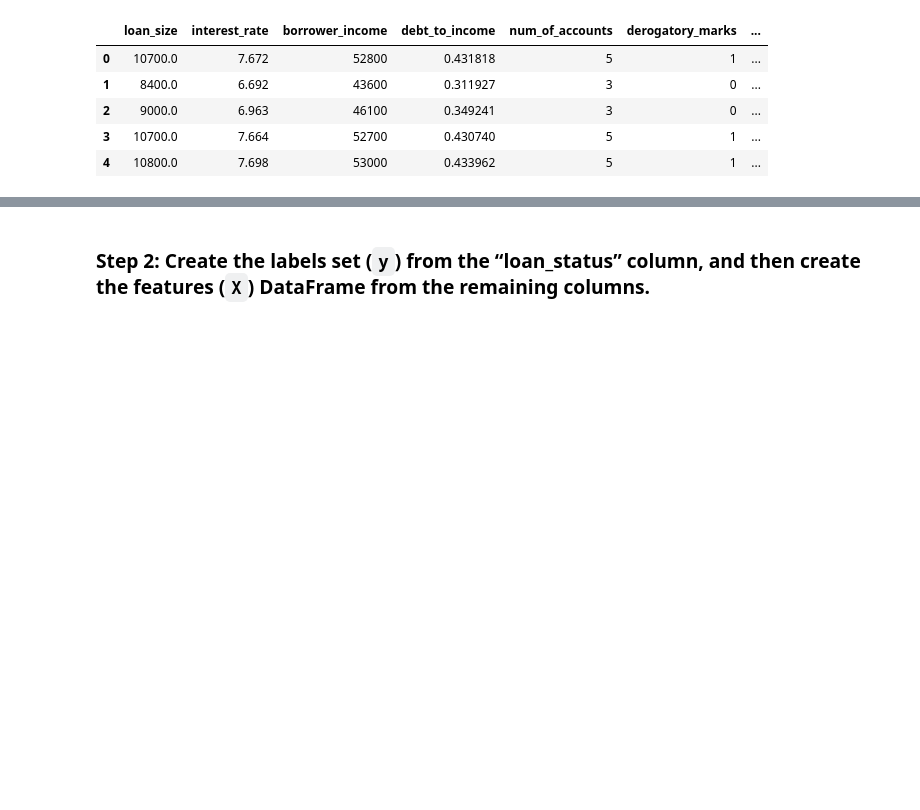
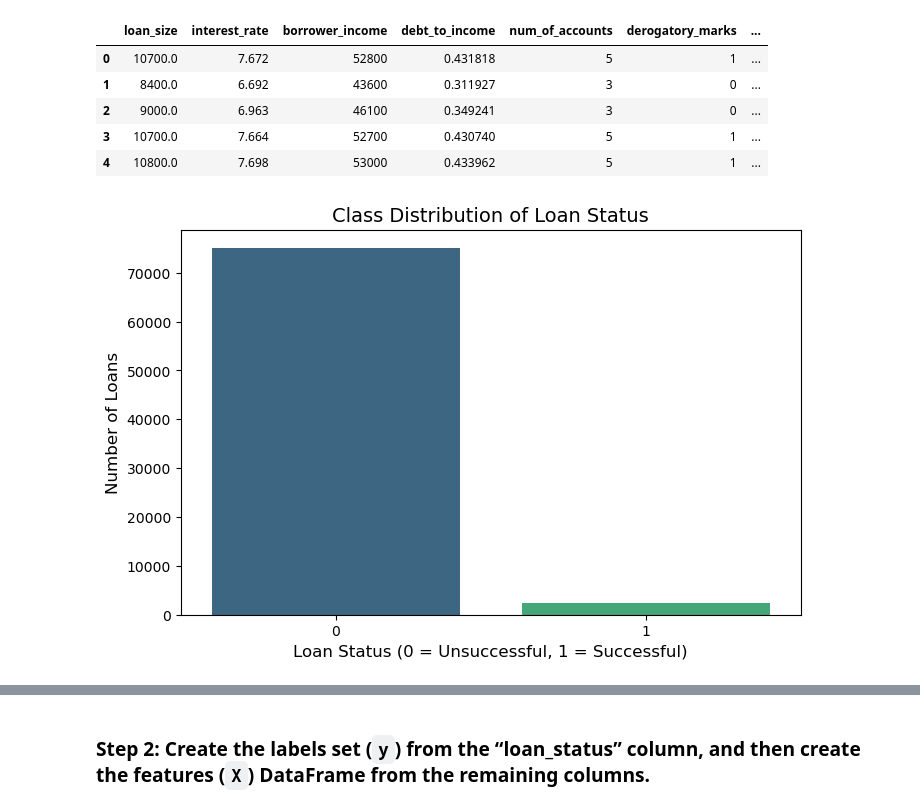
Before and after one commit to LegallyNotBlonde/credit-risk-classification, a Jupyter notebook: Credit_Risk/credit_risk_classification.ipynb, the cells around one changed output, grey strips where cells are left out. Saved outputs shown, nothing was run; the diff lists cells and outputs as text; code cells hidden in the pictures; blank space fills up the shorter version.

Commit message:
added more visualizations

```diff
--- a/Credit_Risk/credit_risk_classification.ipynb
+++ b/Credit_Risk/credit_risk_classification.ipynb
@@ -25,3 +28,19 @@ lending_data.head()
 | 2 | 9000.0 | 6.963 | 46100 | 0.349241 | 3 | 0 | ... |
 | 3 | 10700.0 | 7.664 | 52700 | 0.430740 | 5 | 1 | ... |
 | 4 | 10800.0 | 7.698 | 53000 | 0.433962 | 5 | 1 | ... |
+# %%
+# Class Distribution of Labels with Explanation
+def plot_class_distribution(y):
+    plt.figure(figsize=(8, 5))
+    sns.countplot(x=y.flatten(), palette="viridis")
+    plt.title("Class Distribution of Loan Status", fontsize=14)
+    plt.xlabel("Loan Status (0 = Unsuccessful, 1 = Successful)", fontsize=12)
+    plt.ylabel("Number of Loans", fontsize=12)
+    plt.xticks(fontsize=10)
+    plt.yticks(fontsize=10)
+    plt.show()
+
+# Call the function (ensure 'y' is correctly defined)
+plot_class_distribution(y)
+# %% [output]
+[figure, added]
```
Also changed, not shown: parts of 7 cells of this notebook.
